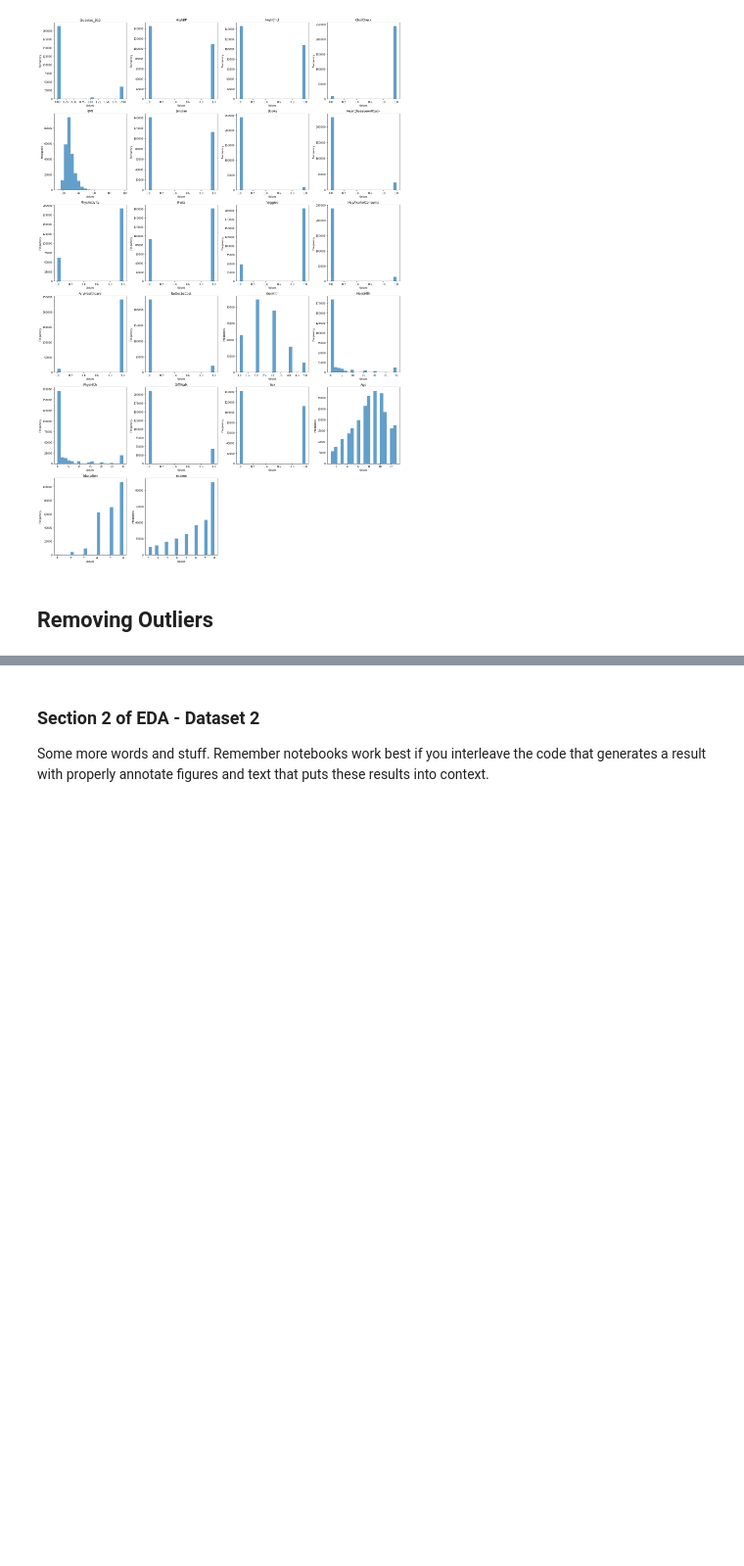
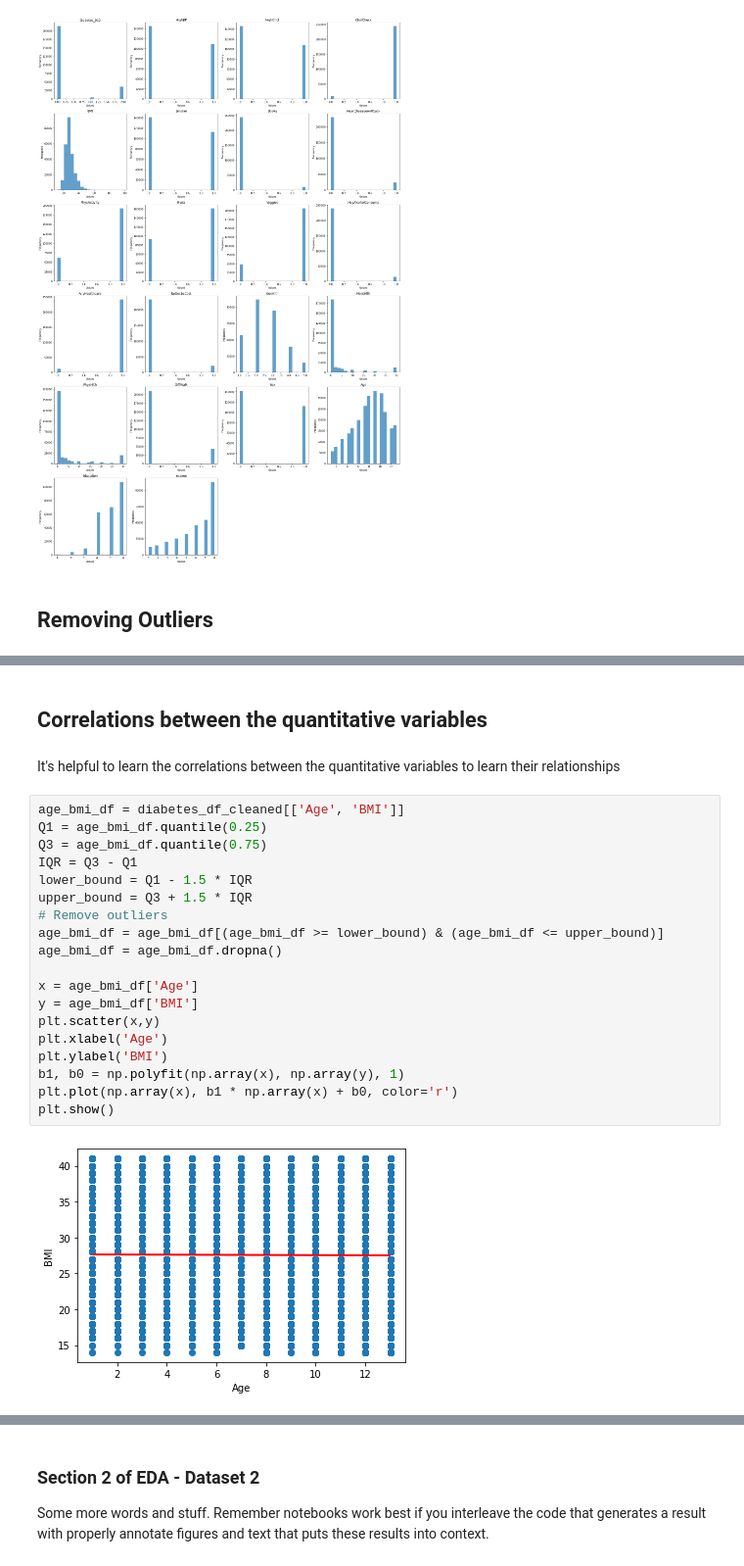
Before and after one commit to edwin815/diabetes_analysis, a Jupyter notebook: EDACheckpoint_Group132_WI24.ipynb, the cells around one changed output, grey strips where cells are left out. Shown: that part at 98% size. Drawn from its saved outputs; the diff is of its cells as text; blank space fills up the shorter version.

Commit message:
Added correlations between quantitative variables

```diff
--- a/EDACheckpoint_Group132_WI24.ipynb
+++ b/EDACheckpoint_Group132_WI24.ipynb
@@ -253,3 +252,28 @@ lower_bound = Q1 - 1.5 * IQR
 upper_bound = Q3 + 1.5 * IQR
 income_no_outliers = income_no_outliers[(income_no_outliers >= lower_bound) & (income_no_outliers <= upper_bound)]
 income_no_outliers = income_no_outliers
+# %% [markdown]
+## Correlations between the quantitative variables
+# %% [markdown]
+It's helpful to learn the correlations between the quantitative variables to learn their relationships
+# %%
+age_bmi_df = diabetes_df_cleaned[['Age', 'BMI']]
+Q1 = age_bmi_df.quantile(0.25)
+Q3 = age_bmi_df.quantile(0.75)
+IQR = Q3 - Q1
+lower_bound = Q1 - 1.5 * IQR
+upper_bound = Q3 + 1.5 * IQR
+# Remove outliers
+age_bmi_df = age_bmi_df[(age_bmi_df >= lower_bound) & (age_bmi_df <= upper_bound)]
+age_bmi_df = age_bmi_df.dropna()
+
+x = age_bmi_df['Age']
+y = age_bmi_df['BMI']
+plt.scatter(x,y)
+plt.xlabel('Age')
+plt.ylabel('BMI')
+b1, b0 = np.polyfit(np.array(x), np.array(y), 1)
+plt.plot(np.array(x), b1 * np.array(x) + b0, color='r')
+plt.show()
+# %% [output]
+[figure, added]
```
Also changed, not shown: parts of 10 cells of this notebook.
